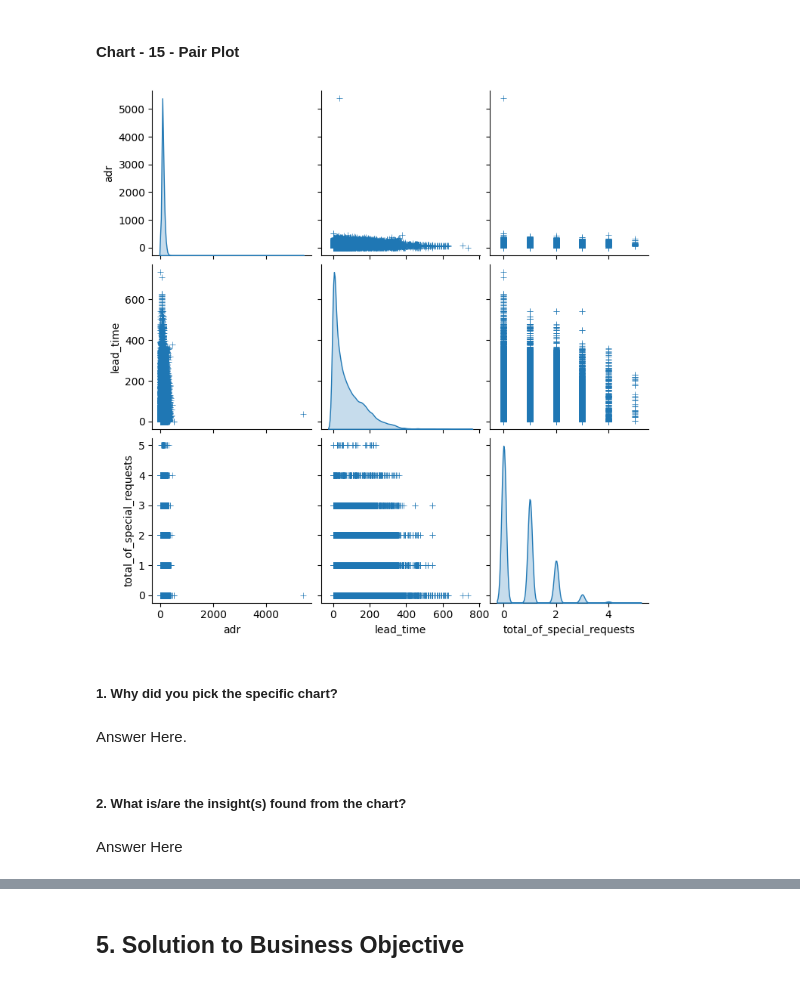
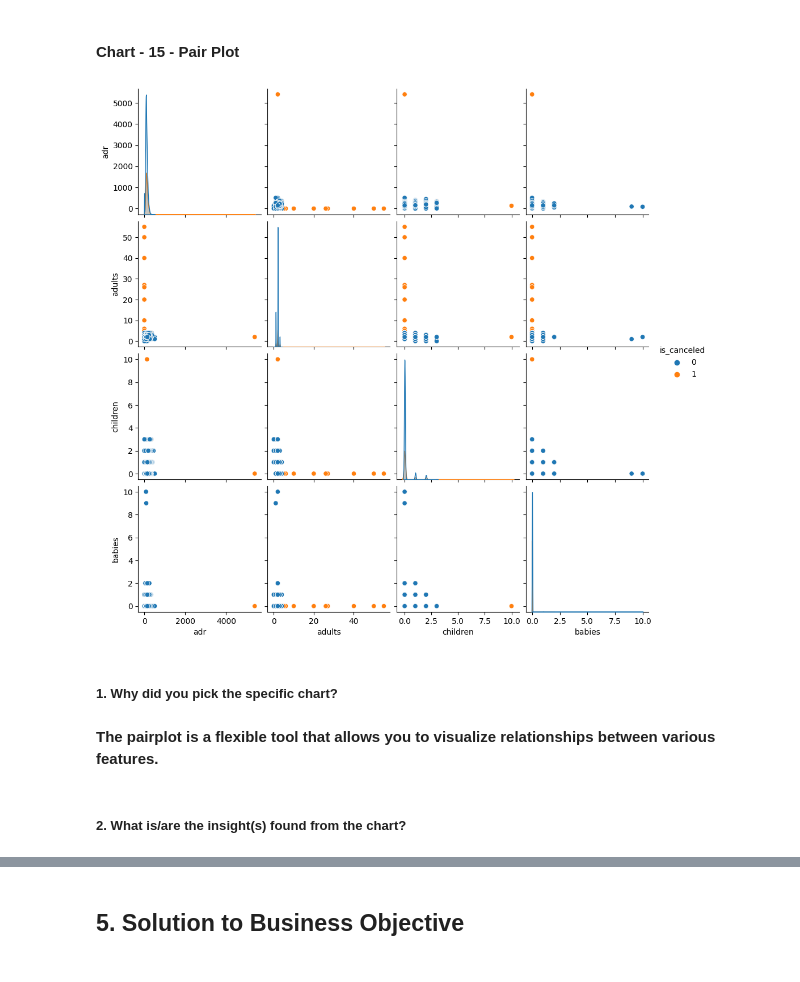
Before and after one commit to ShubhamAGWL/ShubhAG, a Jupyter notebook: Capstone_project_Hotel_Booking_Analysis.ipynb, the cells around one changed output, grey strips where cells are left out. Saved outputs shown, nothing was run; the diff lists cells and outputs as text; code cells hidden in the pictures.

```diff
--- a/Capstone_project_Hotel_Booking_Analysis.ipynb
+++ b/Capstone_project_Hotel_Booking_Analysis.ipynb
@@ -978,17 +978,16 @@ plt.show()
 * **stays_in_week_nights and total_stay has positive correlation which is 0.95.**
 # %% [markdown]
 #### Chart - 15 - Pair Plot
-# %%
-selected_columns = [ "adr", "lead_time", "total_of_special_requests"]
-sns.pairplot(new_df[selected_columns], diag_kind="kde", markers="+")
-plt.show()
-# %% [output]
-[figure, removed]
+# %%
+# 0 is for no booking canceled and 1 is for booking canceled.
+selected_columns = ["adr", "adults", "children", "babies", "is_canceled"]
+sns.pairplot(new_df[selected_columns],hue= "is_canceled")
+plt.show()
+# %% [output]
+[figure, added]
 # %% [markdown]
 ##### 1. Why did you pick the specific chart?
-# %% [markdown]
-Answer Here.
+# %% [markdown]
+**The pairplot is a flexible tool that allows you to visualize relationships between various features.**
 # %% [markdown]
 ##### 2. What is/are the insight(s) found from the chart?
-# %% [markdown]
-Answer Here
```
Also changed, not shown: parts of 6 cells of this notebook.
